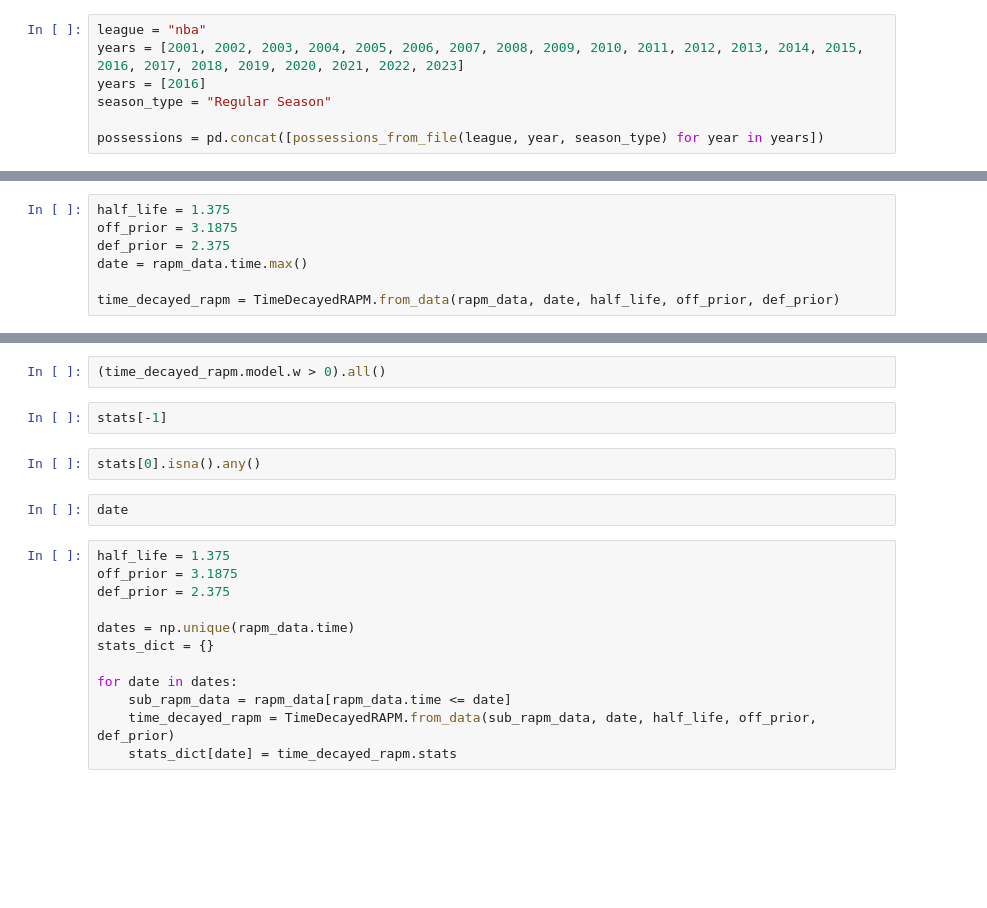
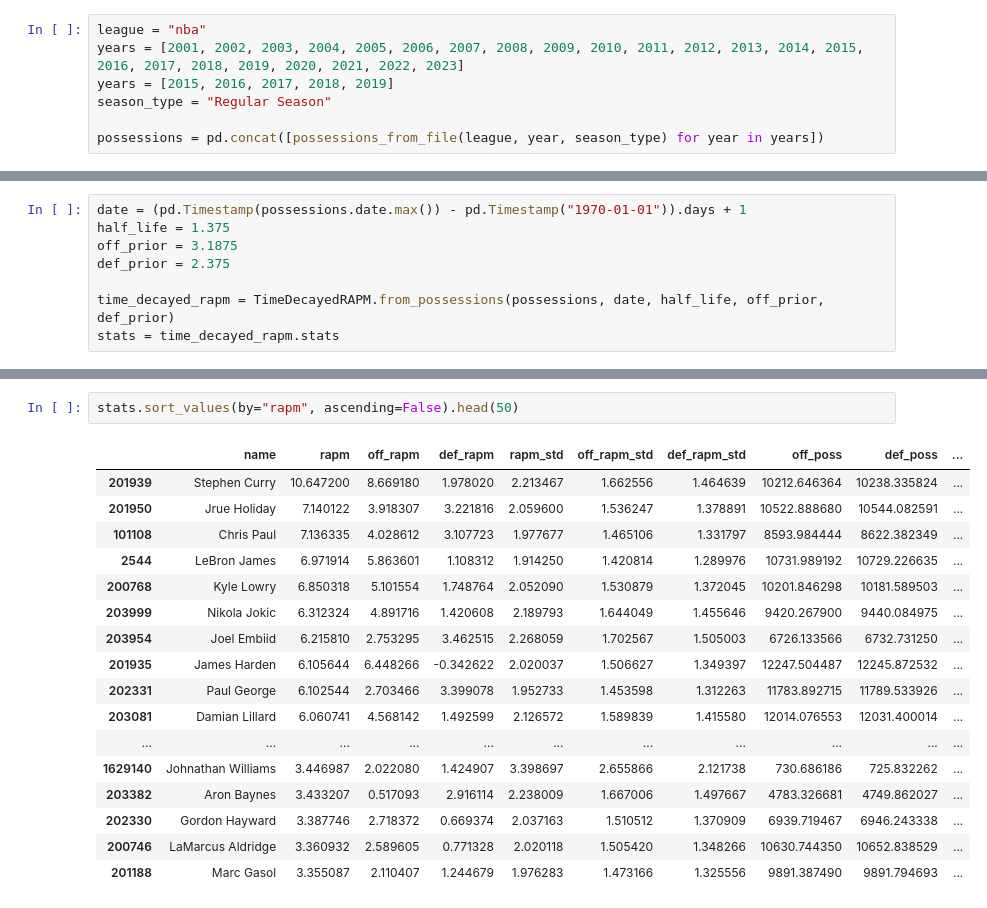
Before and after one commit to matteosox/nba, a Jupyter notebook: notebooks/RAPM, Pt. 6.ipynb, the cells around one changed output, grey strips where cells are left out. Saved outputs shown, nothing was run; the diff lists cells and outputs as text; blank space fills up the shorter version.

```diff
--- a/notebooks/RAPM, Pt. 6.ipynb
+++ b/notebooks/RAPM, Pt. 6.ipynb
@@ -10,7 +18,7 @@ from pynba.rapm import TimeDecayedRAPM, _RAPMData
 # %%
 league = "nba"
 years = [2001, 2002, 2003, 2004, 2005, 2006, 2007, 2008, 2009, 2010, 2011, 2012, 2013, 2014, 2015, 2016, 2017, 2018, 2019, 2020, 2021, 2022, 2023]
-years = [2016]
+years = [2015, 2016, 2017, 2018, 2019]
 season_type = "Regular Season"
 
 possessions = pd.concat([possessions_from_file(league, year, season_type) for year in years])
@@ -19,7 +25,8 @@ rapm_data = _RAPMData.from_possessions(possessions)
 # %%
+date = (pd.Timestamp(possessions.date.max()) - pd.Timestamp("1970-01-01")).days + 1
 half_life = 1.375
 off_prior = 3.1875
 def_prior = 2.375
-date = rapm_data.time.max()
 
-time_decayed_rapm = TimeDecayedRAPM.from_data(rapm_data, date, half_life, off_prior, def_prior)
+time_decayed_rapm = TimeDecayedRAPM.from_possessions(possessions, date, half_life, off_prior, def_prior)
+stats = time_decayed_rapm.stats
@@ -165,20 +33,20 @@ rapm_std, off_rapm_std, def_rapm_std = np.sqrt(rapm_var), np.sqrt(off_rapm_var),
-# %%
-(time_decayed_rapm.model.w > 0).all()
-# %%
-stats[-1]
-# %%
-stats[0].isna().any()
-# %%
-date
-# %%
-half_life = 1.375
-off_prior = 3.1875
-def_prior = 2.375
-
-dates = np.unique(rapm_data.time)
-stats_dict = {}
-
-for date in dates:
-    sub_rapm_data = rapm_data[rapm_data.time <= date]
-    time_decayed_rapm = TimeDecayedRAPM.from_data(sub_rapm_data, date, half_life, off_prior, def_prior)
-    stats_dict[date] = time_decayed_rapm.stats
+# %%
+stats.sort_values(by="rapm", ascending=False).head(50)
+# %% [output]
+|  | name | rapm | off_rapm | def_rapm | rapm_std | off_rapm_std | def_rapm_std | off_poss | def_poss | ... |
+| 201939 | Stephen Curry | 10.647200 | 8.669180 | 1.978020 | 2.213467 | 1.662556 | 1.464639 | 10212.646364 | 10238.335824 | ... |
+| 201950 | Jrue Holiday | 7.140122 | 3.918307 | 3.221816 | 2.059600 | 1.536247 | 1.378891 | 10522.888680 | 10544.082591 | ... |
+| 101108 | Chris Paul | 7.136335 | 4.028612 | 3.107723 | 1.977677 | 1.465106 | 1.331797 | 8593.984444 | 8622.382349 | ... |
+| 2544 | LeBron James | 6.971914 | 5.863601 | 1.108312 | 1.914250 | 1.420814 | 1.289976 | 10731.989192 | 10729.226635 | ... |
+| 200768 | Kyle Lowry | 6.850318 | 5.101554 | 1.748764 | 2.052090 | 1.530879 | 1.372045 | 10201.846298 | 10181.589503 | ... |
+| 203999 | Nikola Jokic | 6.312324 | 4.891716 | 1.420608 | 2.189793 | 1.644049 | 1.455646 | 9420.267900 | 9440.084975 | ... |
+| 203954 | Joel Embiid | 6.215810 | 2.753295 | 3.462515 | 2.268059 | 1.702567 | 1.505003 | 6726.133566 | 6732.731250 | ... |
+| 201935 | James Harden | 6.105644 | 6.448266 | -0.342622 | 2.020037 | 1.506627 | 1.349397 | 12247.504487 | 12245.872532 | ... |
+| 202331 | Paul George | 6.102544 | 2.703466 | 3.399078 | 1.952733 | 1.453598 | 1.312263 | 11783.892715 | 11789.533926 | ... |
+| 203081 | Damian Lillard | 6.060741 | 4.568142 | 1.492599 | 2.126572 | 1.589839 | 1.415580 | 12014.076553 | 12031.400014 | ... |
+| ... | ... | ... | ... | ... | ... | ... | ... | ... | ... | ... |
+| 1629140 | Johnathan Williams | 3.446987 | 2.022080 | 1.424907 | 3.398697 | 2.655866 | 2.121738 | 730.686186 | 725.832262 | ... |
+| 203382 | Aron Baynes | 3.433207 | 0.517093 | 2.916114 | 2.238009 | 1.667006 | 1.497667 | 4783.326681 | 4749.862027 | ... |
+| 202330 | Gordon Hayward | 3.387746 | 2.718372 | 0.669374 | 2.037163 | 1.510512 | 1.370909 | 6939.719467 | 6946.243338 | ... |
+| 200746 | LaMarcus Aldridge | 3.360932 | 2.589605 | 0.771328 | 2.020118 | 1.505420 | 1.348266 | 10630.744350 | 10652.838529 | ... |
+| 201188 | Marc Gasol | 3.355087 | 2.110407 | 1.244679 | 1.976283 | 1.473166 | 1.325556 | 9891.387490 | 9891.794693 | ... |
```
Also changed, not shown: parts of 32 cells of this notebook, 2 other files.
